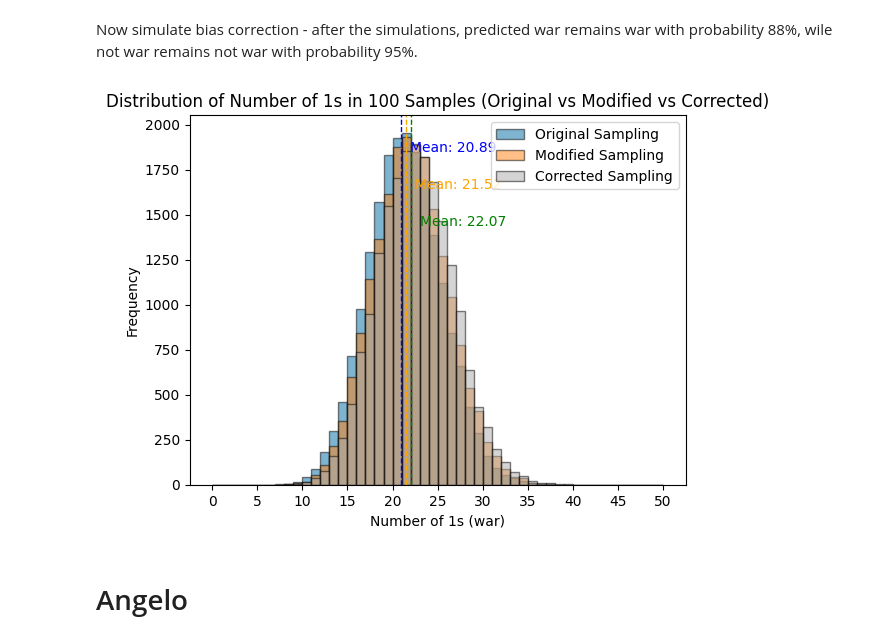
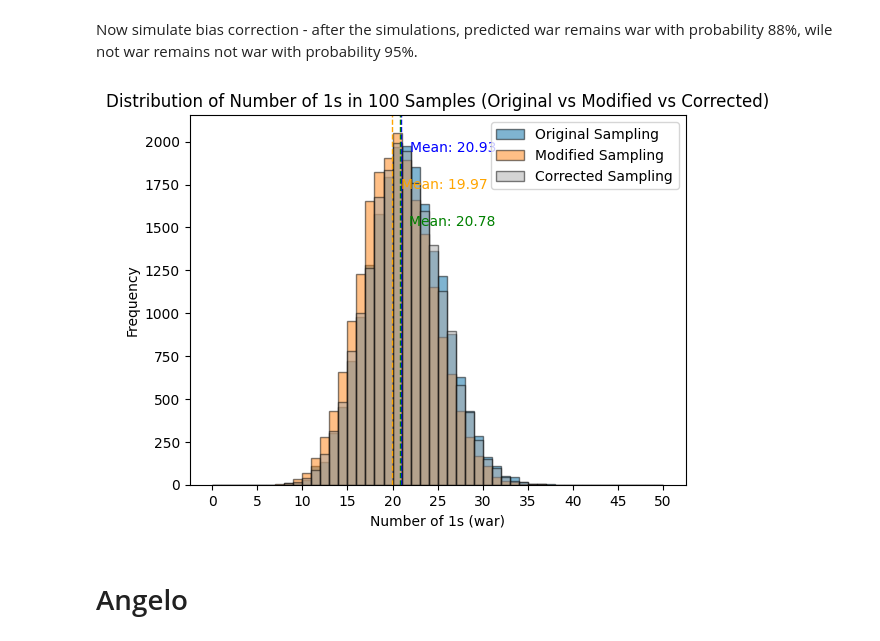
Before and after one commit to adgianv/Thesis---War-Image-Classification, a Jupyter notebook: Inference.ipynb, the cells around one changed output. Saved outputs shown, nothing was run; the diff lists cells and outputs as text; code cells hidden in the pictures.

```diff
--- a/Inference.ipynb
+++ b/Inference.ipynb
@@ -2262,9 +2262,9 @@ corrected_samples = []
 # Function to apply the first probabilistic change
 def probabilistic_change(label):
     if label == 'war':
-        return 'war' if np.random.rand() < 0.88 else 'not_war'
+        return 'war' if np.random.rand() < 0.84 else 'not_war'
     else:
-        return 'not_war' if np.random.rand() < 0.96 else 'war'
+        return 'not_war' if np.random.rand() < 0.97 else 'war'
 
 # Function to apply the second probabilistic change
 def second_probabilistic_change(label):
@@ -2304,34 +2304,34 @@ mean_original = np.mean(original_count_of_ones)
 mean_modified = np.mean(modified_count_of_ones)
 mean_corrected = np.mean(corrected_count_of_ones)
 
 # Plot histograms of the counts of 1's
 plt.hist(original_count_of_ones, bins=range(0, 51, 1), alpha=0.5, label='Original Sampling', edgecolor='black')
 plt.hist(modified_count_of_ones, bins=range(0, 51, 1), alpha=0.5, label='Modified Sampling', edgecolor='black')
 plt.hist(corrected_count_of_ones, bins=range(0, 51, 1), alpha=0.5, label='Corrected Sampling', edgecolor='black')
 
 # Add vertical lines for the means
 plt.axvline(mean_original, color='blue', linestyle='dashed', linewidth=1)
 plt.axvline(mean_modified, color='orange', linestyle='dashed', linewidth=1)
 plt.axvline(mean_corrected, color='green', linestyle='dashed', linewidth=1)
 
 # Add text for the means
 plt.text(mean_original + 1, plt.ylim()[1] * 0.9, f'Mean: {mean_original:.2f}', color='blue')
 plt.text(mean_modified + 1, plt.ylim()[1] * 0.8, f'Mean: {mean_modified:.2f}', color='orange')
 plt.text(mean_corrected + 1, plt.ylim()[1] * 0.7, f'Mean: {mean_corrected:.2f}', color='green')
 
 # Add titles and labels
 plt.title('Distribution of Number of 1s in 100 Samples (Original vs Modified vs Corrected)')
 plt.xlabel('Number of 1s (war)')
 plt.ylabel('Frequency')
 plt.xticks(range(0, 51, 5))
 
 # Add legend
 plt.legend(loc='upper right')
 
 # Show the plot
 plt.show()
 # %% [output]
-[figure, old version]
+[figure, new version]
 # %% [markdown]
 # Angelo
 # %%
```
Also changed, not shown: parts of 5 cells of this notebook.
